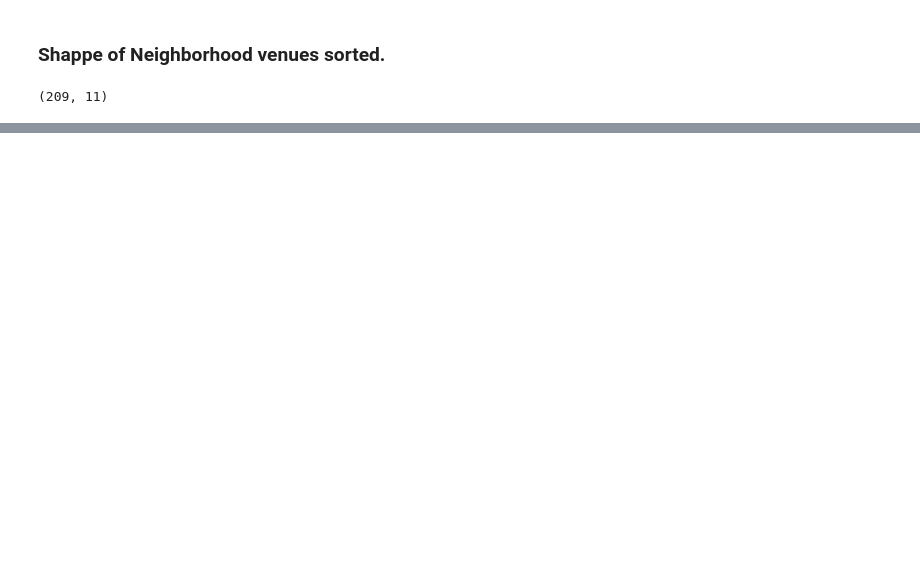
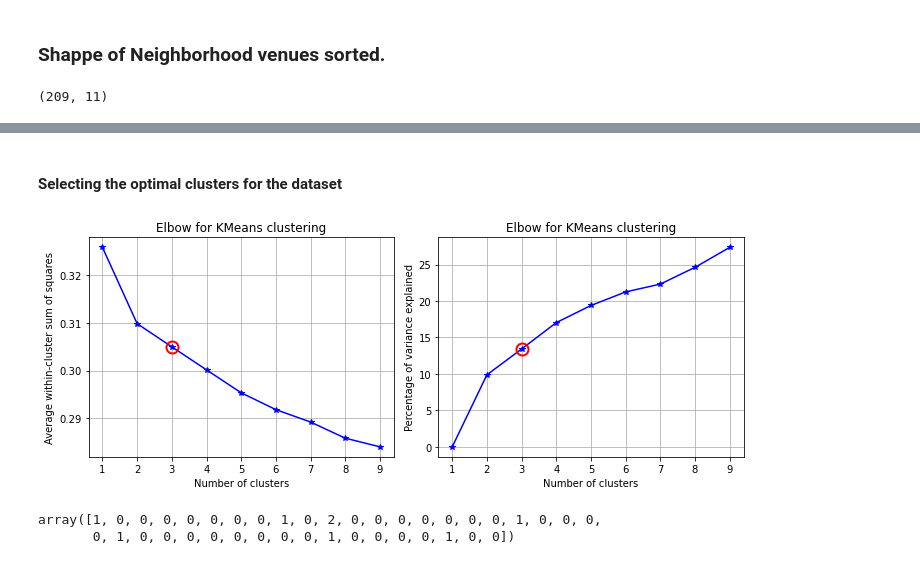
Before and after one commit to Diwura/Capstone-Project-IBM-, a Jupyter notebook: Ibm_project.ipynb, the cells around one changed output, grey strips where cells are left out. Cells and saved outputs as stored; diff of their text form; code cells hidden in the pictures; blank space fills up the shorter version.

```diff
--- a/Ibm_project.ipynb
+++ b/Ibm_project.ipynb
@@ -1110,0 +1216,59 @@ toronto_venues.to_csv('toronto_venues.csv', index=False)
+# %% [markdown]
+#### Selecting the optimal clusters for the dataset
+# %%
+#tgc=toronto Grouped cluster.
+tgc=toronto_grouped.drop('Neighborhood', 1)
+# %%
+#import important libraries
+from scipy.spatial.distance import cdist, pdist
+K = range(1,10)
+KM = [KMeans(n_clusters=k).fit(tgc) for k in K]
+centroids = [k.cluster_centers_ for k in KM]
+D_k = [cdist(tgc, cent, 'euclidean') for cent in centroids]
+cIdx = [np.argmin(D,axis=1) for D in D_k]
+dist = [np.min(D,axis=1) for D in D_k]
+avgWithinSS = [sum(d)/tgc.shape[0] for d in dist]
+# Total with-in sum of square
+wcss = [sum(d**2) for d in dist]
+tss = sum(pdist(tgc)**2)/tgc.shape[0]
+bss = tss-wcss
+varExplained = bss/tss*100
+# %%
+kIdx = 10-1
+##### plot ###
+kIdx = 2
+# elbow curve
+# Set the size of the plot
+plt.figure(figsize=(10,4))
+plt.subplot(1, 2, 1)
+plt.plot(K, avgWithinSS, 'b*-')
+plt.plot(K[kIdx], avgWithinSS[kIdx], marker='o', markersize=12,
+markeredgewidth=2, markeredgecolor='r', markerfacecolor='None')
+plt.grid(True)
+plt.xlabel('Number of clusters')
+plt.ylabel('Average within-cluster sum of squares')
+plt.title('Elbow for KMeans clustering')
+plt.subplot(1, 2, 2)
+plt.plot(K, varExplained, 'b*-')
+plt.plot(K[kIdx], varExplained[kIdx], marker='o', markersize=12,
+markeredgewidth=2, markeredgecolor='r', markerfacecolor='None')
+plt.grid(True)
+plt.xlabel('Number of clusters')
+plt.ylabel('Percentage of variance explained')
+plt.title('Elbow for KMeans clustering')
+plt.tight_layout()
+# %% [output]
+[figure, added]
+# %%
+kclusters = 3
+
+
+
+# run k-means clustering
+kmeans = KMeans(n_clusters=kclusters,init='k-means++', n_init=12, random_state=0).fit(tgc)
+
+# check cluster labels generated for each row in the dataframe
+kmeans.labels_[0:40]
+# %% [output]
+array([1, 0, 0, 0, 0, 0, 0, 0, 1, 0, 2, 0, 0, 0, 0, 0, 0, 0, 1, 0, 0, 0,
+       0, 1, 0, 0, 0, 0, 0, 0, 0, 0, 1, 0, 0, 0, 0, 1, 0, 0])
```
Also changed, not shown: parts of 46 cells of this notebook, 1 other file.
